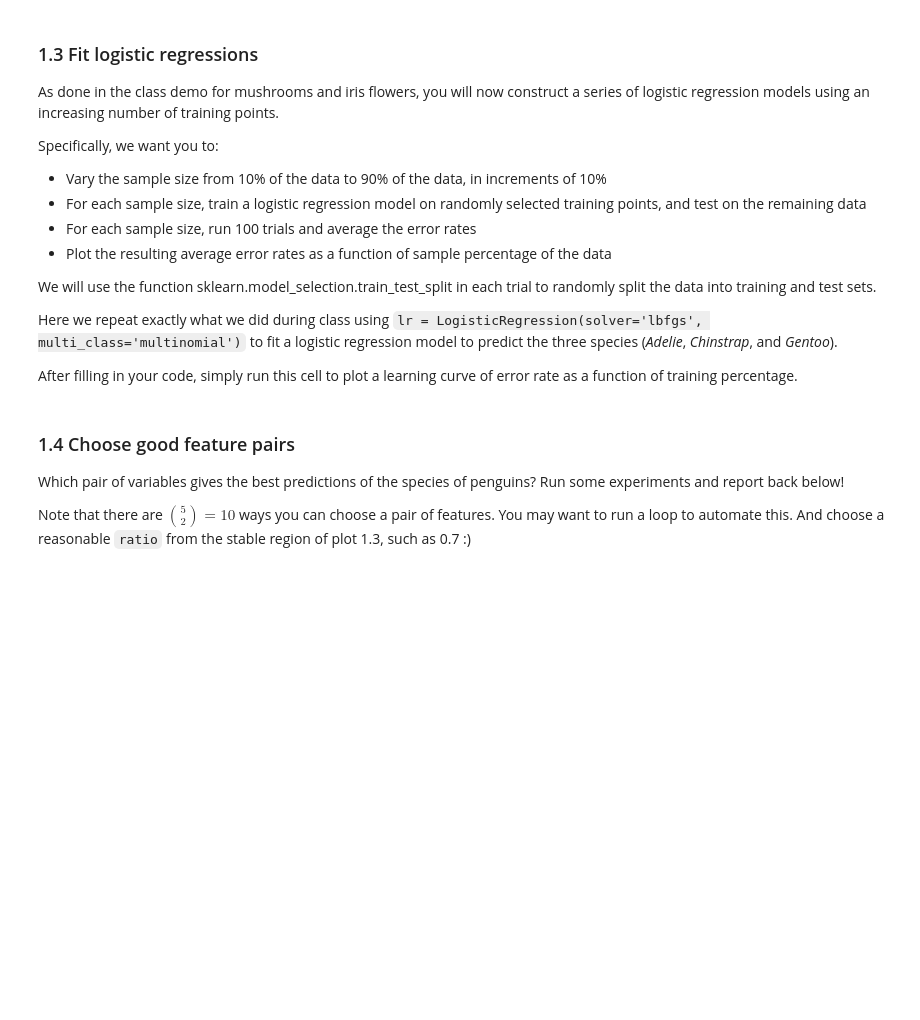
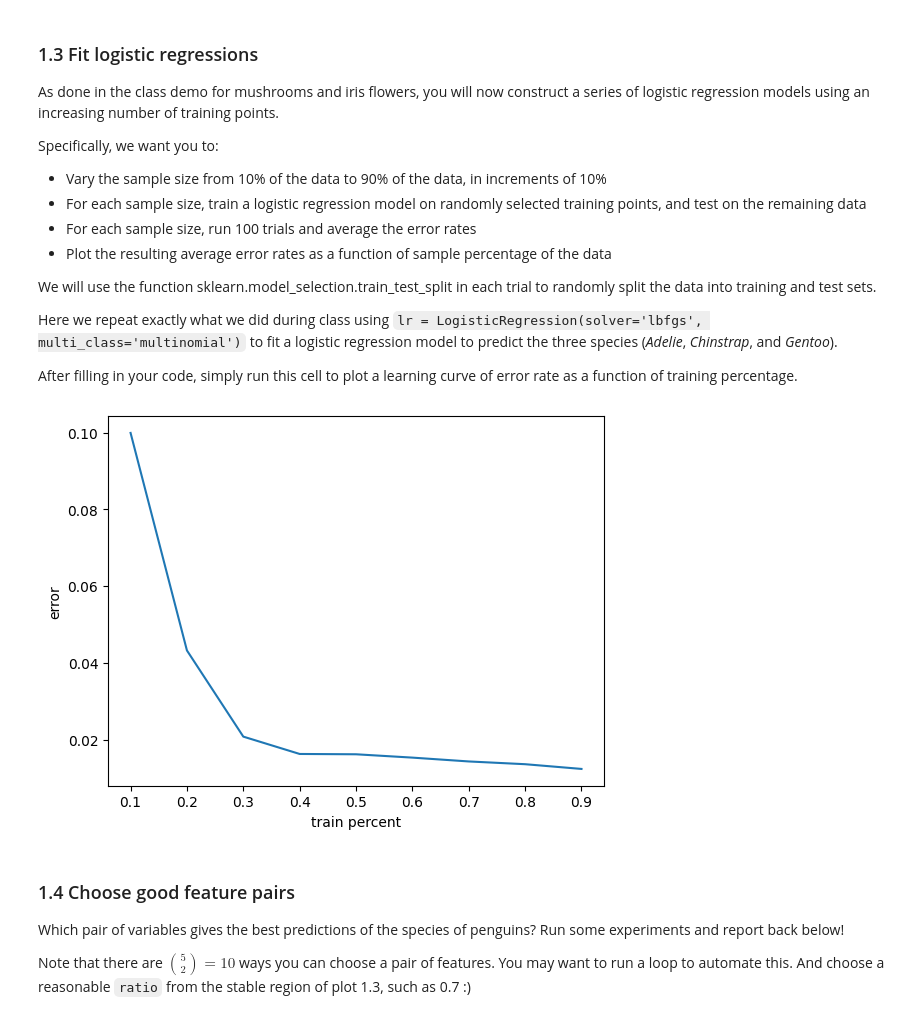
Before and after one commit to yuhanqianns94/Intro-to-ML, a Jupyter notebook: assignments/assn2/assn2.ipynb, the cells around one changed output. Saved outputs shown, nothing was run; the diff lists cells and outputs as text; code cells hidden in the pictures; blank space fills up the shorter version.

```diff
--- a/assignments/assn2/assn2.ipynb
+++ b/assignments/assn2/assn2.ipynb
@@ -148,4 +193,9 @@ Next, standardize the data, so that each column of `X` has
 mean zero and standard deviation one. Note that after you have done this transformation, `X` should still be a `pandas.DataFrame`. Then, briefly explain why it is important to standardize the variables in the logistic regression models that you will train below.
 # %%
 # Your code here
+for column in X.columns:
+  data = X[column]
+  mu = data.mean()
+  sd = data.std()
+  X[column] = (data-mu)/sd
 # %% [markdown]
@@ -175,33 +225,43 @@ trials = 100
 train_percent = np.linspace(.1, .9, 9)
 
 # For each training set percentage, create train/test split accordingly
 # and run logistic regression 100 times and calculate the average error rate
 
 """
 function input:
   X: data
   y: label
   ratio: train data percentage
   trails: number of trails to run
 
 function return:
   the average error rate with this train data percentage
 """
 
 def get_err_rate(X, y, ratio, trials):
     # todo:
     # your code starts here
+    err = []
+    for i in range(trials):
+      X_train, X_test, y_train, y_test = train_test_split(X,y,train_size=ratio)
+      lr.fit(X_train,y_train)
+      test_err = np.mean(lr.predict(X_test)!=y_test)
+      err.append(test_err)
+    return np.mean(err)
+
     # your code ends here
 
 # Use get_err_rate to find the error rate for respective split size
 for p in train_percent:
     lr_error_rate.append(get_err_rate(X, y, p, trials))
 
 
 plt.plot(train_percent, lr_error_rate)
 plt.xlabel('train percent')
 plt.ylabel('error')
 plt.show()
+# %% [output]
+[figure, added]
 # %% [markdown]
 ### 1.4 Choose good feature pairs
 
```
Also changed, not shown: parts of 6 cells of this notebook.
